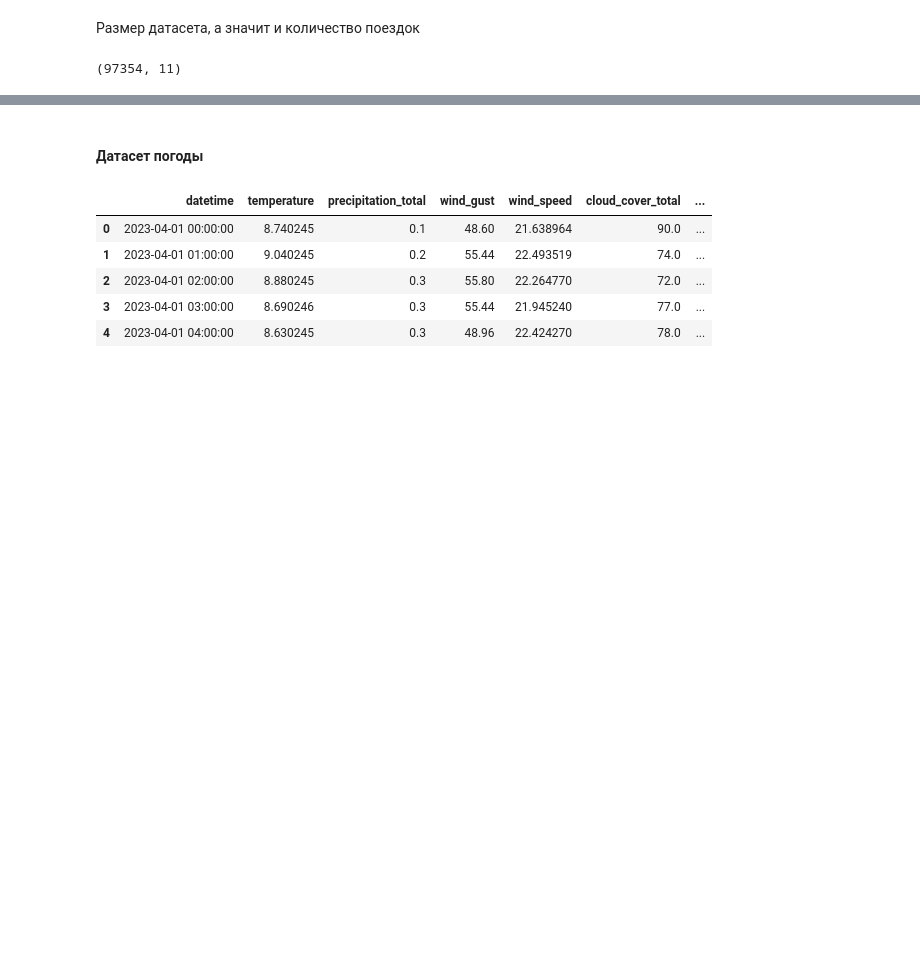
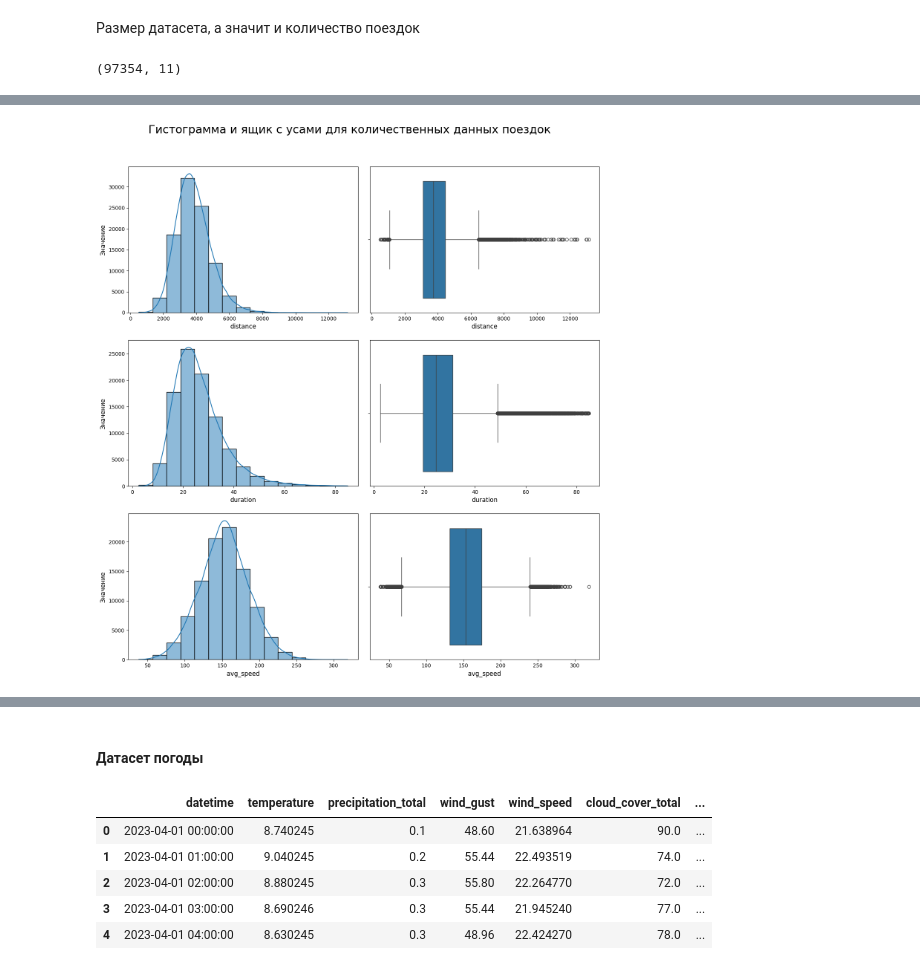
Before and after one commit to BlackkkMaster/ad_project_team16, a Jupyter notebook: kick_sharing.ipynb, the cells around one changed output, grey strips where cells are left out. Drawn from its saved outputs; the diff is of its cells as text; code cells hidden in the pictures; blank space fills up the shorter version.

```diff
--- a/kick_sharing.ipynb
+++ b/kick_sharing.ipynb
@@ -470 +614,5 @@ pass_value_barh(df_rides, "Поездки")
+# %%
+plot_hist(df_rides, integer_data(df_rides), "поездок")
+# %% [output]
+[figure, added]
 # %%
```
Also changed, not shown: parts of 37 cells of this notebook.
